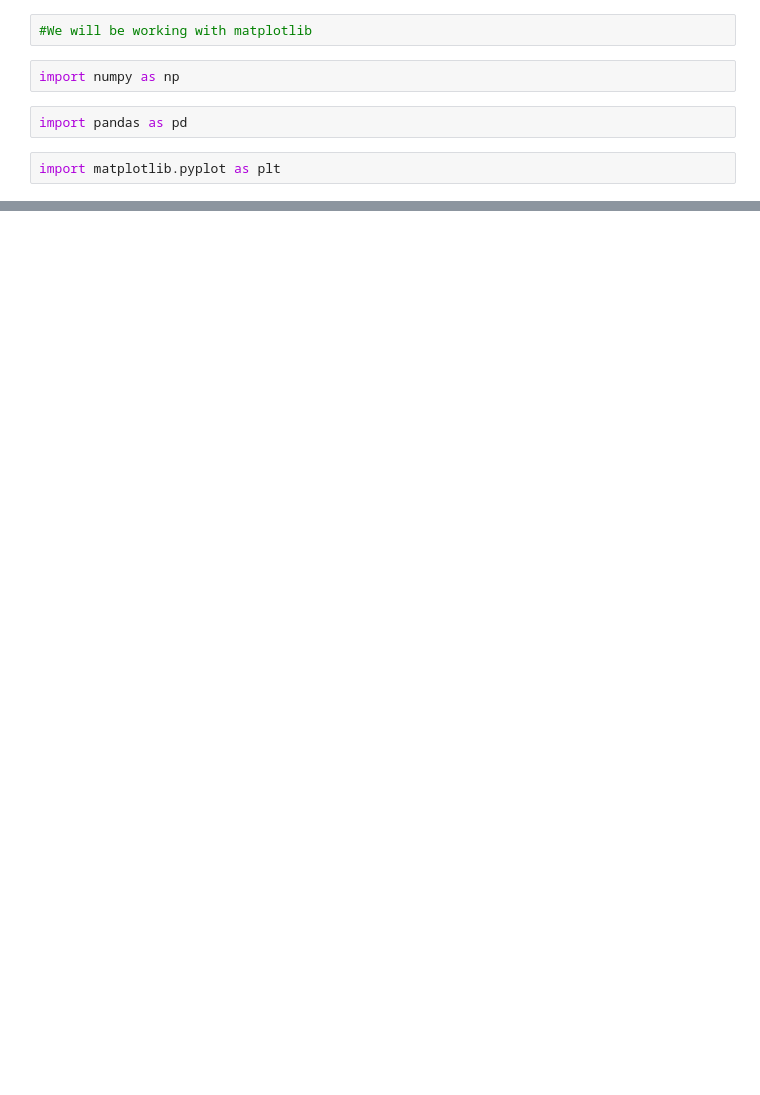
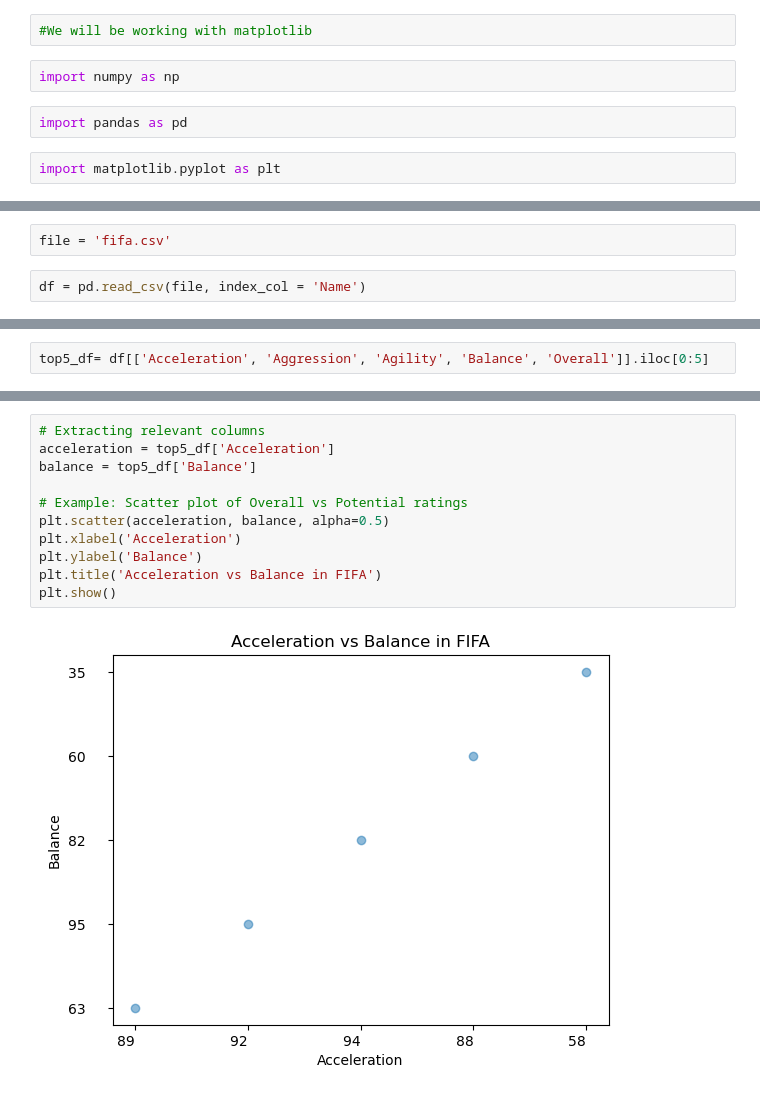
Before and after one commit to Uzo-Edoka/altschool-sod-circle-111-project-Uzo, a Jupyter notebook: Altschool-sod-circle-111-project.ipynb, the cells around one changed output, grey strips where cells are left out. Drawn from its saved outputs; the diff is of its cells as text; blank space fills up the shorter version.

Commit message:
Adding the fifa.csv file and implementing matplotlib on the pandas dataframe

```diff
--- a/Altschool-sod-circle-111-project.ipynb
+++ b/Altschool-sod-circle-111-project.ipynb
@@ -8,0 +11,4 @@ import matplotlib.pyplot as plt
+# %%
+file = 'fifa.csv'
+# %%
+df = pd.read_csv(file, index_col = 'Name')
@@ -8,0 +26,2 @@ import matplotlib.pyplot as plt
+# %%
+top5_df= df[['Acceleration', 'Aggression', 'Agility', 'Balance', 'Overall']].iloc[0:5]
@@ -9 +38,14 @@ import matplotlib.pyplot as plt
+# %%
+# Extracting relevant columns
+acceleration = top5_df['Acceleration']
+balance = top5_df['Balance']
+
+# Example: Scatter plot of Overall vs Potential ratings
+plt.scatter(acceleration, balance, alpha=0.5)
+plt.xlabel('Acceleration')
+plt.ylabel('Balance')
+plt.title('Acceleration vs Balance in FIFA')
+plt.show()
+# %% [output]
+[figure, added]
 # %%
```
Also changed, not shown: parts of 4 cells of this notebook, 3 other files.
